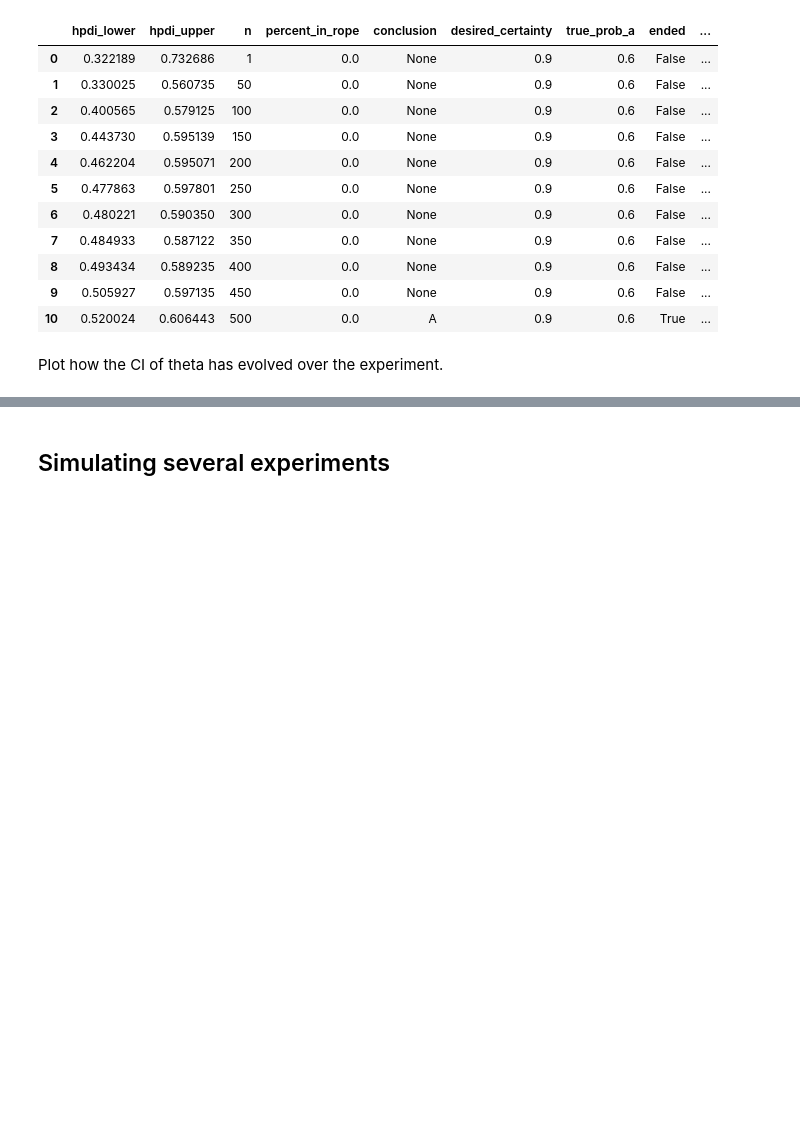
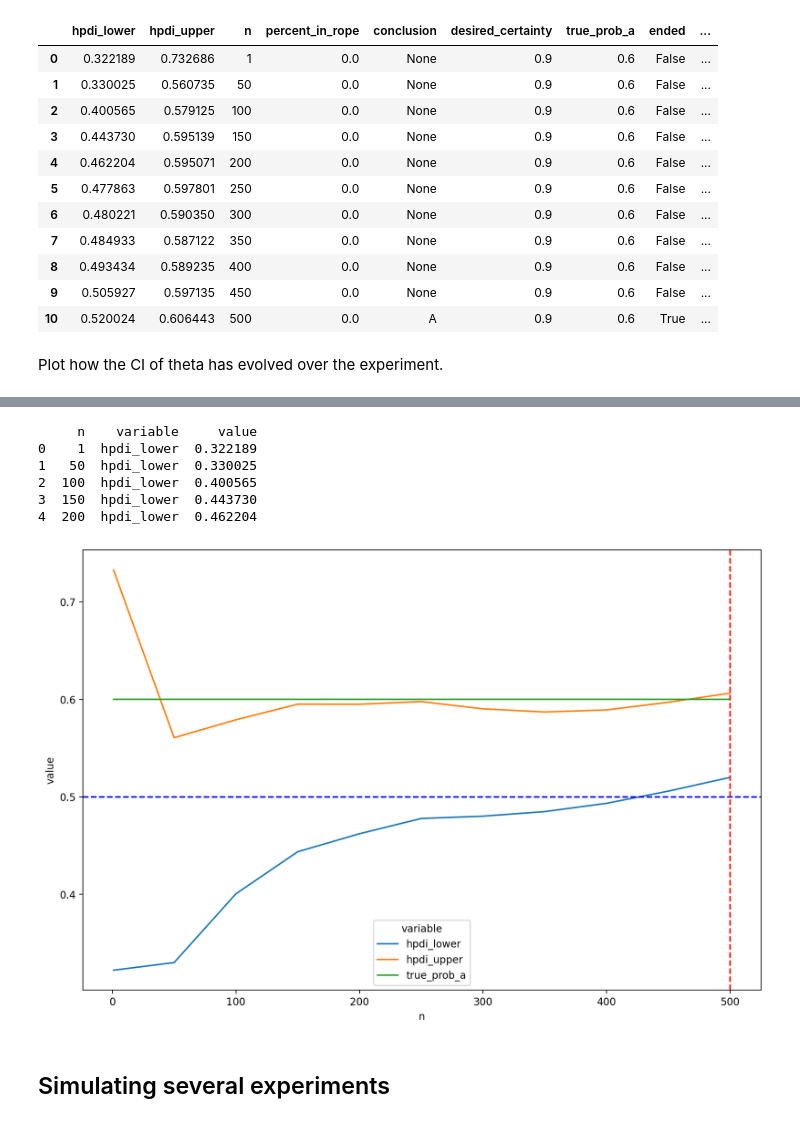
Before and after one commit to tjpajala/bayes_ab_sim, a Jupyter notebook: notebooks/bayesian_simulation.ipynb, the cells around one changed output, grey strips where cells are left out. Drawn from its saved outputs; the diff is of its cells as text; code cells hidden in the pictures; blank space fills up the shorter version.

Commit message:
change to sns graphs for HTML

```diff
--- a/notebooks/bayesian_simulation.ipynb
+++ b/notebooks/bayesian_simulation.ipynb
@@ -288,6 +289,20 @@ res.hvplot.line(x="n",
     opts.VLine(color="red", line_width=0.8, line_dash="dashed"))
 # %% [output]
 [interactive output not drawn]
+# %%
+d = pd.melt(res, id_vars=["n"], value_vars=["hpdi_lower","hpdi_upper","true_prob_a"])
+fig = sns.lineplot(data=d, x="n",y="value", hue="variable")
+plt.axhline(0.5,linestyle='--', color="blue")
+plt.axvline(cutoff_n, linestyle="--", color="red")
+plt.show()
+# %% [output]
+     n    variable     value
+0    1  hpdi_lower  0.322189
+1   50  hpdi_lower  0.330025
+2  100  hpdi_lower  0.400565
+3  150  hpdi_lower  0.443730
+4  200  hpdi_lower  0.462204
+[figure, added]
 # %% [markdown]
 ## Simulating several experiments
 # %% [markdown]
```
Also changed, not shown: parts of 13 cells of this notebook.
